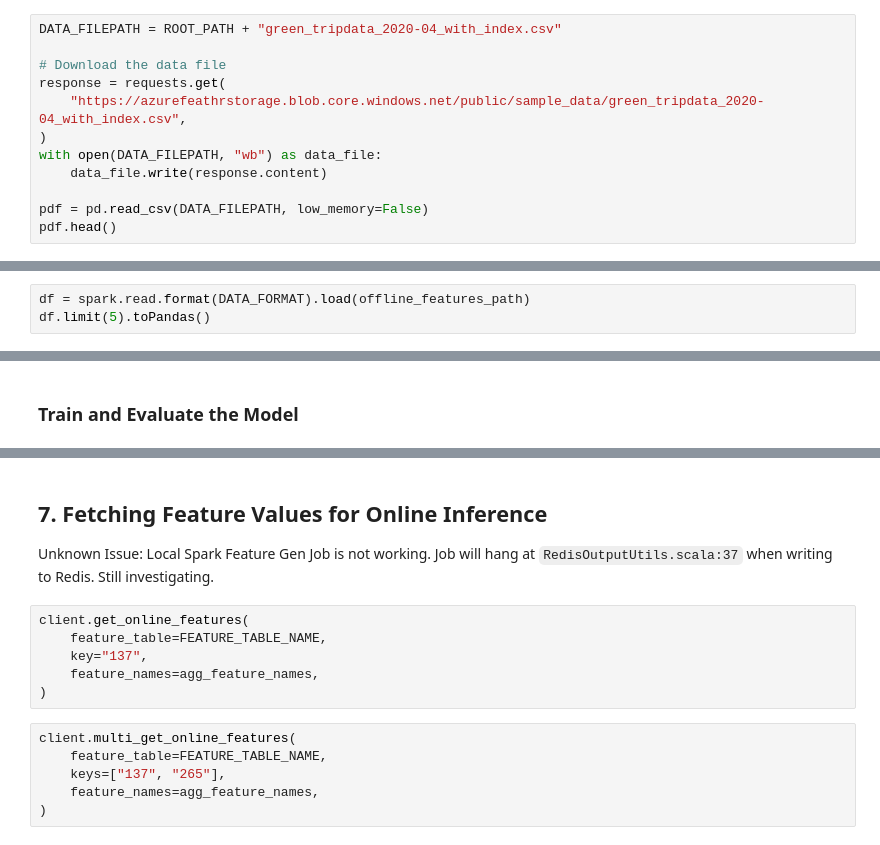
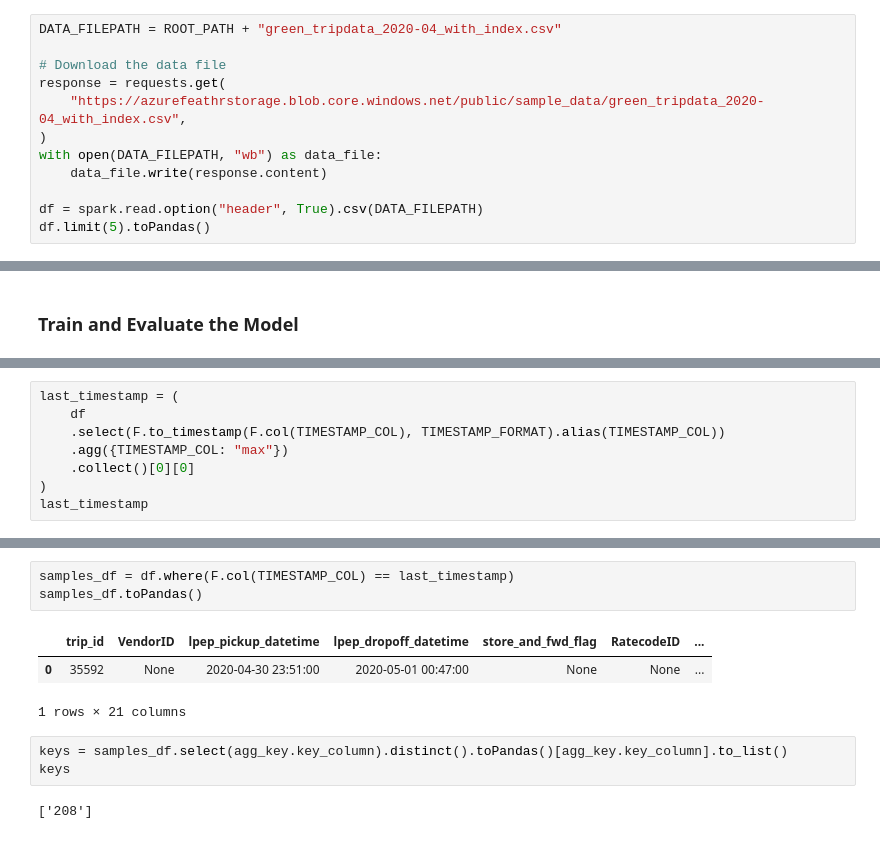
Before and after one commit to loomlike/feathr, a Jupyter notebook: feathr_project/feathrcli/data/feathr_user_workspace/nyc_driver_demo.ipynb, the cells around one changed output, grey strips where cells are left out. Drawn from its saved outputs; the diff is of its cells as text.

```diff
--- a/feathr_project/feathrcli/data/feathr_user_workspace/nyc_driver_demo.ipynb
+++ b/feathr_project/feathrcli/data/feathr_user_workspace/nyc_driver_demo.ipynb
@@ -213,8 +213,8 @@ response = requests.get(
 with open(DATA_FILEPATH, "wb") as data_file:
     data_file.write(response.content)
 
-pdf = pd.read_csv(DATA_FILEPATH, low_memory=False)
-pdf.head()
+df = spark.read.option("header", True).csv(DATA_FILEPATH)
+df.limit(5).toPandas()
 # %% [output]
 |  | trip_id | VendorID | lpep_pickup_datetime | lpep_dropoff_datetime | store_and_fwd_flag | RatecodeID | ... |
 | 0 | 0 | 2.0 | 2020-04-01 00:44:02 | 2020-04-01 00:52:23 | N | 1.0 | ... |
@@ -577,5 +477,2 @@ To adjust logging level use sc.setLogLevel(newLevel). For SparkR, use setLogLeve
 # %% [markdown]
 ### Load Train and Test Data from the Offline Feature Values
-# %%
-df = spark.read.format(DATA_FORMAT).load(offline_features_path)
-df.limit(5).toPandas()
@@ -645,0 +590,8 @@ Note, only the features anchored to offline data source can be materialized, in
+# %%
+last_timestamp = (
+    df
+    .select(F.to_timestamp(F.col(TIMESTAMP_COL), TIMESTAMP_FORMAT).alias(TIMESTAMP_COL))
+    .agg({TIMESTAMP_COL: "max"})
+    .collect()[0][0]
+)
+last_timestamp
@@ -676,16 +650,12 @@ client.wait_job_to_finish(timeout_sec=500)
-# %% [markdown]
-## 7. Fetching Feature Values for Online Inference
-
-Unknown Issue: Local Spark Feature Gen Job is not working. Job will hang at `RedisOutputUtils.scala:37` when writing to Redis. Still investigating.
-# %%
-client.get_online_features(
-    feature_table=FEATURE_TABLE_NAME,
-    key="137",
-    feature_names=agg_feature_names,
-)
-# %%
-client.multi_get_online_features(
-    feature_table=FEATURE_TABLE_NAME,
-    keys=["137", "265"],
-    feature_names=agg_feature_names,
-)
+# %%
+samples_df = df.where(F.col(TIMESTAMP_COL) == last_timestamp)
+samples_df.toPandas()
+# %% [output]
+|  | trip_id | VendorID | lpep_pickup_datetime | lpep_dropoff_datetime | store_and_fwd_flag | RatecodeID | ... |
+| 0 | 35592 | None | 2020-04-30 23:51:00 | 2020-05-01 00:47:00 | None | None | ... |
+1 rows × 21 columns
+# %%
+keys = samples_df.select(agg_key.key_column).distinct().toPandas()[agg_key.key_column].to_list()
+keys
+# %% [output]
+['208']
```
Also changed, not shown: parts of 35 cells of this notebook, 1 other file.
